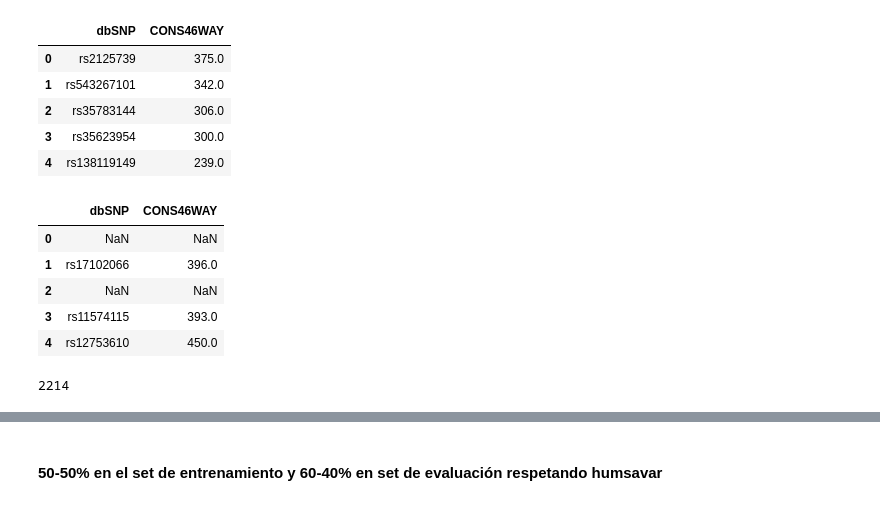
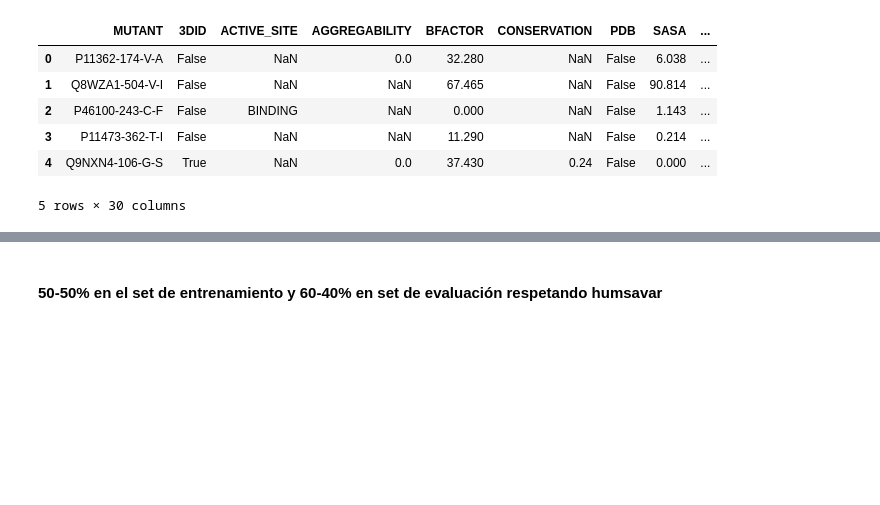
Before and after one commit to marlanbar/master-thesis, a Jupyter notebook: notebooks/predictions-humsavar.ipynb, the cells around one changed output, grey strips where cells are left out. Saved outputs shown, nothing was run; the diff lists cells and outputs as text; code cells hidden in the pictures; blank space fills up the shorter version.

```diff
--- a/notebooks/predictions-humsavar.ipynb
+++ b/notebooks/predictions-humsavar.ipynb
@@ -40,27 +46,15 @@ hum.to_csv(DATA_PROCESSED + "humsavar_gt.csv.gz", index=False, sep="\t", compres
 # %%
-hum = pd.read_csv(DATA_PROCESSED + "humsavar_gt.csv.gz")
+hum = pd.read_csv(DATA_PROCESSED + "humsavar_gt.csv.gz", sep=",")
 # %%
-cons46way.head()
+hum.head()
 # %% [output]
-|  | dbSNP | CONS46WAY |
-| 0 | rs2125739 | 375.0 |
-| 1 | rs543267101 | 342.0 |
-| 2 | rs35783144 | 306.0 |
-| 3 | rs35623954 | 300.0 |
-| 4 | rs138119149 | 239.0 |
+|  | MUTANT | 3DID | ACTIVE_SITE | AGGREGABILITY | BFACTOR | CONSERVATION | PDB | SASA | ... |
+| 0 | P11362-174-V-A | False | NaN | 0.0 | 32.280 | NaN | False | 6.038 | ... |
+| 1 | Q8WZA1-504-V-I | False | NaN | NaN | 67.465 | NaN | False | 90.814 | ... |
+| 2 | P46100-243-C-F | False | BINDING | NaN | 0.000 | NaN | False | 1.143 | ... |
+| 3 | P11473-362-T-I | False | NaN | NaN | 11.290 | NaN | False | 0.214 | ... |
+| 4 | Q9NXN4-106-G-S | True | NaN | 0.0 | 37.430 | 0.24 | False | 0.000 | ... |
+5 rows × 30 columns
-# %%
-hum[["dbSNP", "CONS46WAY"]].head()
-# %% [output]
-|  | dbSNP | CONS46WAY |
-| 0 | NaN | NaN |
-| 1 | rs17102066 | 396.0 |
-| 2 | NaN | NaN |
-| 3 | rs11574115 | 393.0 |
-| 4 | rs12753610 | 450.0 |
-# %%
-hum.dbSNP.isnull().sum()
-# %% [output]
-2214
 # %%
 hum.describe()
 # %% [output]
```
Also changed, not shown: parts of 19 cells of this notebook.
